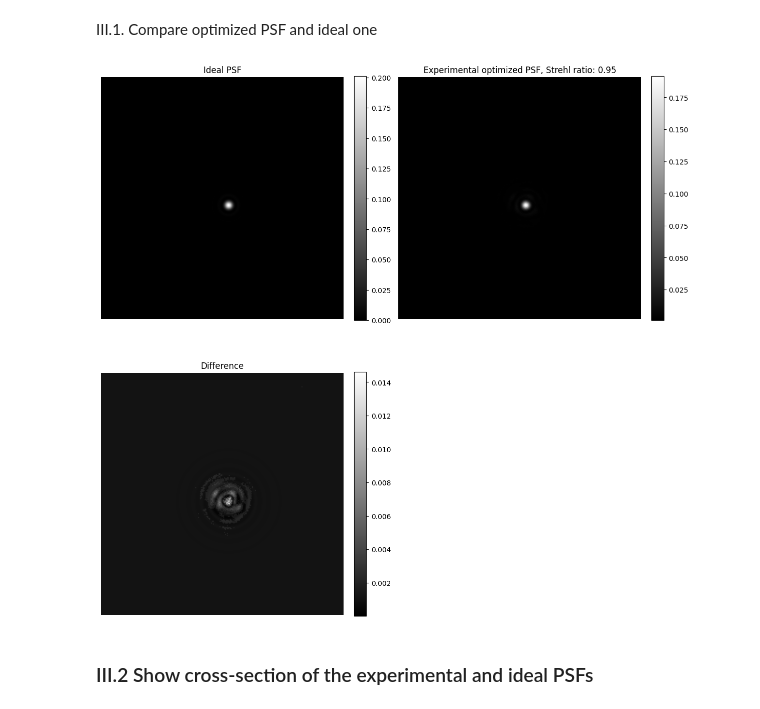
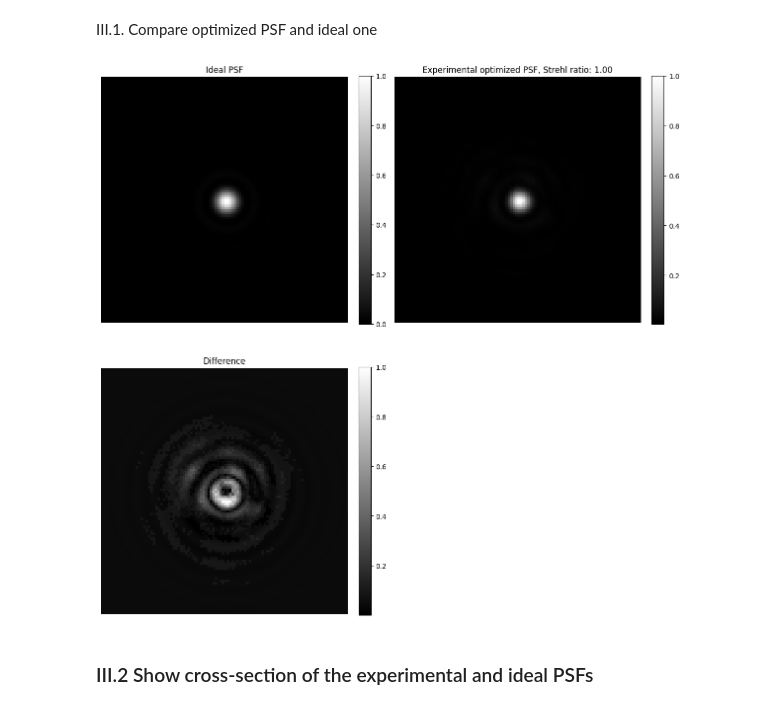
Before and after one commit to wavefrontshaping/tutorial-DMD-setup-2023, a Jupyter notebook: python/Experimental_aberration_correction.ipynb, the cells around one changed output. Cells and saved outputs as stored; diff of their text form; code cells hidden in the pictures.

Commit message:
correct git history

```diff
--- a/python/Experimental_aberration_correction.ipynb
+++ b/python/Experimental_aberration_correction.ipynb
@@ -12,12 +11,12 @@ import pickle
 # %% [markdown]
 ## I. Load experimental data
 # %%
-DATA_FILE = './data_correction_Zernike4'
+DATA_FILE = './data_correction_Zernike'
 # %%
 with open(DATA_FILE, 'rb') as file:
     data = pickle.load(file)
 # %%
-last_image = data['evol_coeff_imgs'][-1]
+last_image = data['final_last_image']
 resolution = last_image.shape
 # %% [markdown]
 ## II. Generate theoretical best PSF
@@ -103,7 +118,10 @@ vec0 = [a0, f0, cx0, cy0]
 # %%
 # Normalize the experimental last image
-Iexp = normalize(data['evol_coeff_imgs'][-1])
+Iexp = normalize(data['final_last_image'])
 
+def error(A, B):
+    return np.sum(np.abs(A-B))
+    # return np.max(B)/np.max(A)
 
 def f_opt(x):
     '''
@@ -116,8 +134,11 @@ def f_opt(x):
     return cost
 
 # use scipy optimize to find the best fit
-res = minimize(f_opt, [1.]*4)
+bounds = [(0.5, 3), (0.5, 2), (0.95, 1.05), (0.95, 1.05)]
+# res = minimize(f_opt, [1.]*4)
+res = minimize(f_opt, [1.]*4, method = 'Powell', bounds = bounds)
 a, f, cy, cx = [g*f for g,f in zip(res.x, vec0)]
+print(res)
 
 # Best airy disk
 If = get_airy(*res.x)
@@ -132,23 +165,50 @@ last_strehl = get_strehl(Iexp, If)
 # %% [markdown]
 III.1. Compare optimized PSF and ideal one
 # %%
-def show_im(A, title = None):
-    im = plt.imshow(A, cmap='gray')
+def show_im(A, title = None, vmax = None):
+    im = plt.imshow(A, cmap='gray', vmax = vmax)
     if title:
         plt.title(title)
     plt.axis('off')
     plt.gcf().colorbar(im, fraction=0.046, pad=0.04)
 
+def crop_center(A, width, center = None):
+    '''
+    Crop the image A to a square of size width.
+    If center is not specified, the center of the image is used.
+    '''
+    if center is None:
+        center = np.array(A.shape)/2
+    center = np.array(center)
+    width = int(width)
+    half_width = width/2
+    x0 = int(center[0]-half_width)
+    x1 = int(center[0]+half_width)
+    y0 = int(center[1]-half_width)
+    y1 = int(center[1]+half_width)
+    return A[x0:x1, y0:y1]
+
+
+
+w = 100
+def prepare_im(A):
+    A =  crop_center(normalize(A), w, center)
+    A = A/np.max(A)
+    return A
+
+
+
+
 plt.figure(figsize=(12,12))
 plt.subplot(221)
-show_im(If,  title = 'Ideal PSF')
+show_im(prepare_im(If),  title = 'Ideal PSF')
 plt.subplot(222)
-show_im(Iexp, title = f'Experimental optimized PSF, Strehl ratio: {last_strehl:.2f}')
+show_im(prepare_im(Iexp), title = f'Experimental optimized PSF, Strehl ratio: {last_strehl:.2f}')
 plt.subplot(223)
-show_im(np.abs(If-Iexp), title = 'Difference')
+show_im(prepare_im(np.abs(If-Iexp)), title = 'Difference')
 plt.tight_layout()
 # %% [output]
-[figure, old version]
+[figure, new version]
 # %% [markdown]
 ### III.2 Show cross-section of the experimental and ideal PSFs
 # %%
```
Also changed, not shown: parts of 12 cells of this notebook, 6 other files.
